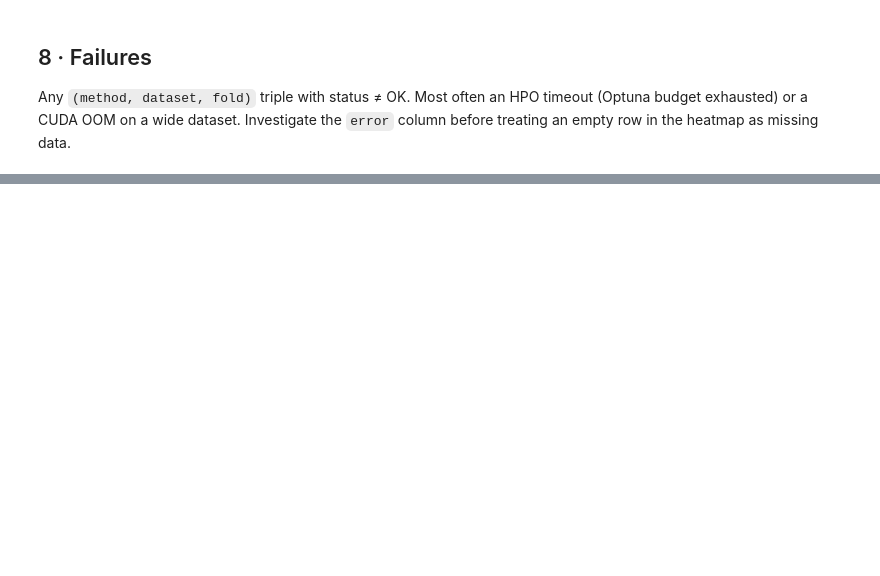
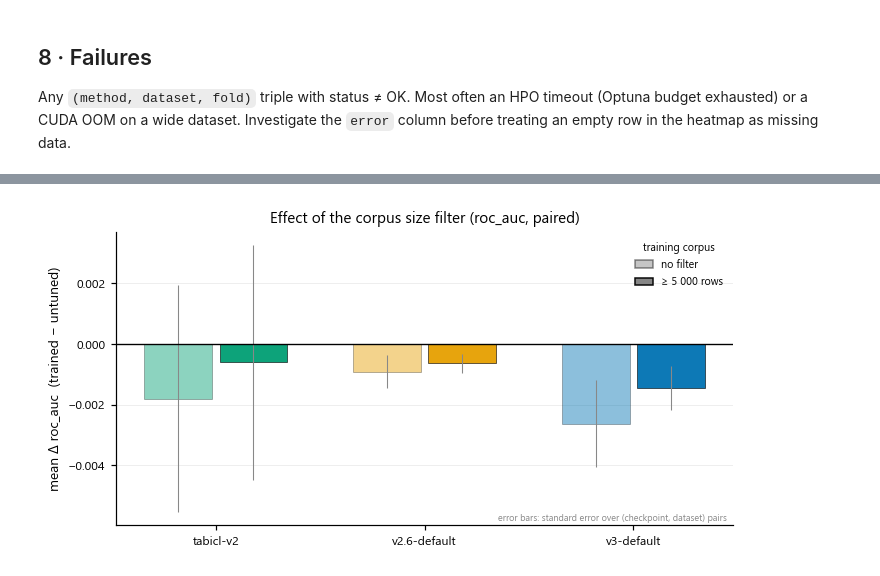
Before and after one commit to andreasgoethals/CreditPFN, a Jupyter notebook: notebooks/2.0. final_results_pd.ipynb, the cells around one changed output, grey strips where cells are left out. Saved outputs shown, nothing was run; the diff lists cells and outputs as text; code cells hidden in the pictures; blank space fills up the shorter version.

```diff
--- a/notebooks/2.0. final_results_pd.ipynb
+++ b/notebooks/2.0. final_results_pd.ipynb
@@ -427,0 +427,5 @@ failed (method x dataset x fold) rows: 20
+# %%
+sink.save(pf.plot_corpus_arm(raw, METRIC), 'paper_corpus_arm',
+          caption='Mean change in ROC-AUC from continued pretraining, per base checkpoint, split by the minimum training-table size admitted to the corpus. Error bars are one standard error over (checkpoint, dataset) pairs. The filtered arm excludes training tables below 5 000 rows.')
+# %% [output]
+[figure, added]
```
Also changed, not shown: parts of 43 cells of this notebook, 18 other files.
